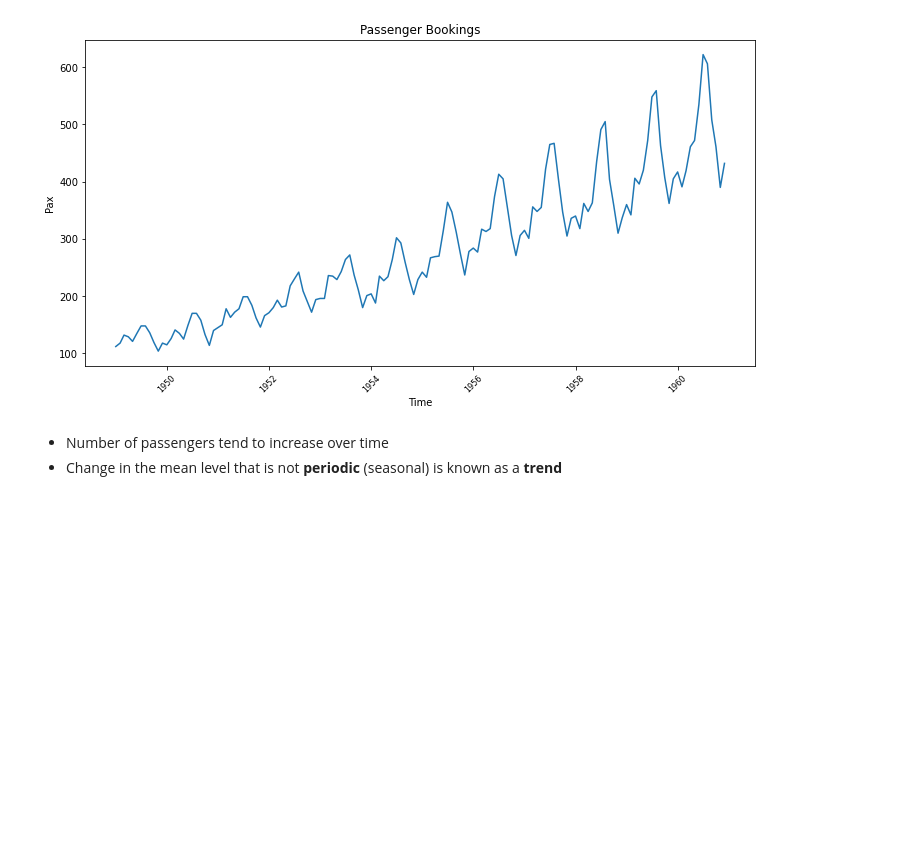
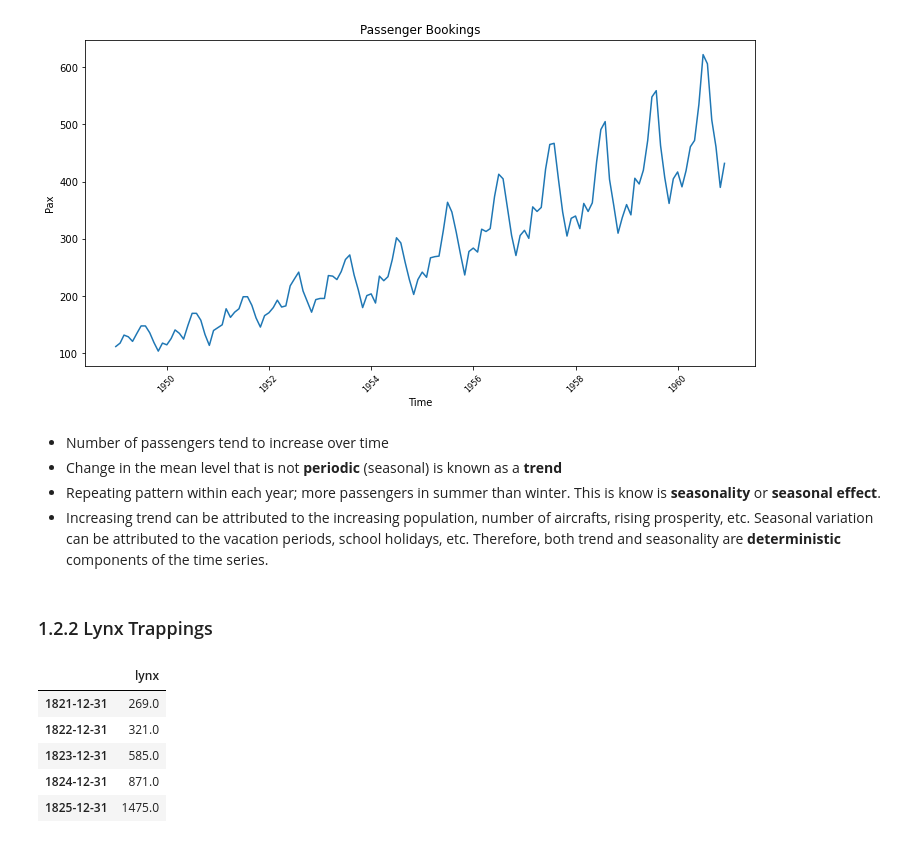
Before and after one commit to eugenebaraka/Books-and-Courses, a Jupyter notebook: timeseries/chapter1.ipynb, the cells around one changed output. Drawn from its saved outputs; the diff is of its cells as text; code cells hidden in the pictures; blank space fills up the shorter version.

```diff
--- a/timeseries/chapter1.ipynb
+++ b/timeseries/chapter1.ipynb
@@ -55,3 +55,20 @@ plt.show()
 # %% [markdown]
 - Number of passengers tend to increase over time
 - Change in the mean level that is not **periodic** (seasonal) is known as a **trend**
+- Repeating pattern within each year; more passengers in summer than winter. This is know is **seasonality** or **seasonal effect**.
+- Increasing trend can be attributed to the increasing population, number of aircrafts, rising prosperity, etc. Seasonal variation can be attributed to the vacation periods, school holidays, etc. Therefore, both trend and seasonality are **deterministic** components of the time series.
+# %% [markdown]
+### 1.2.2 Lynx Trappings
+# %%
+# load dataset
+lynx_array = load_lynx(as_series = False)
+lynx_index = pd.date_range('1821', periods=len(lynx_array), freq='A')
+lynx_data = pd.DataFrame(data=lynx_array, index=lynx_index, columns=["lynx"])
+lynx_data.head()
+# %% [output]
+|  | lynx |
+| 1821-12-31 | 269.0 |
+| 1822-12-31 | 321.0 |
+| 1823-12-31 | 585.0 |
+| 1824-12-31 | 871.0 |
+| 1825-12-31 | 1475.0 |
```
Also changed, not shown: parts of 10 cells of this notebook, 5 other files.
